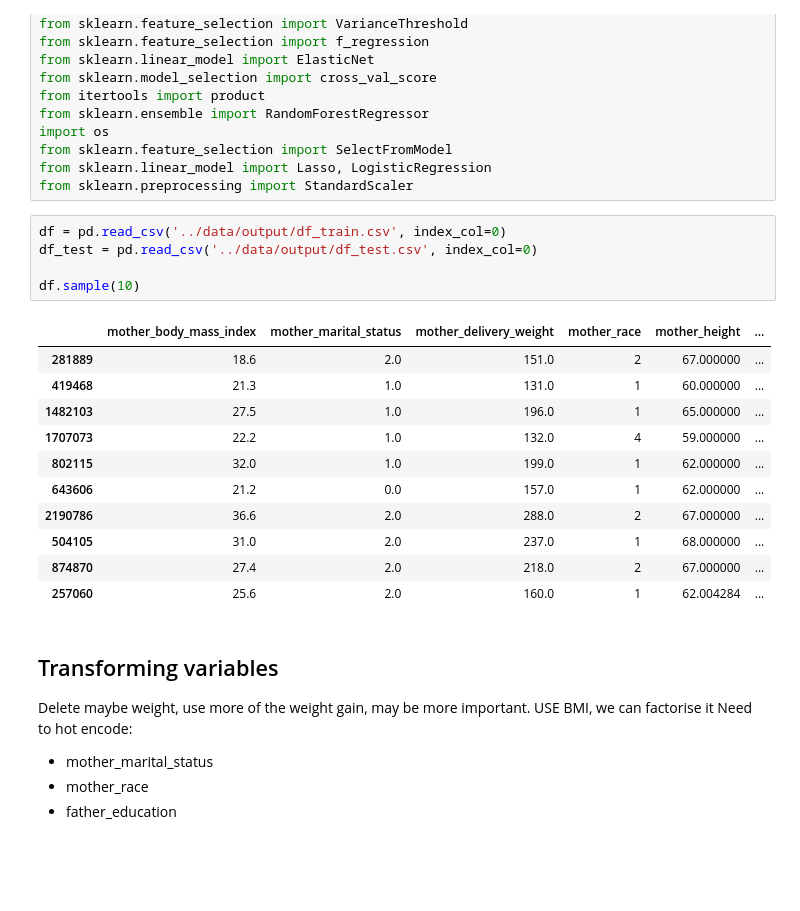
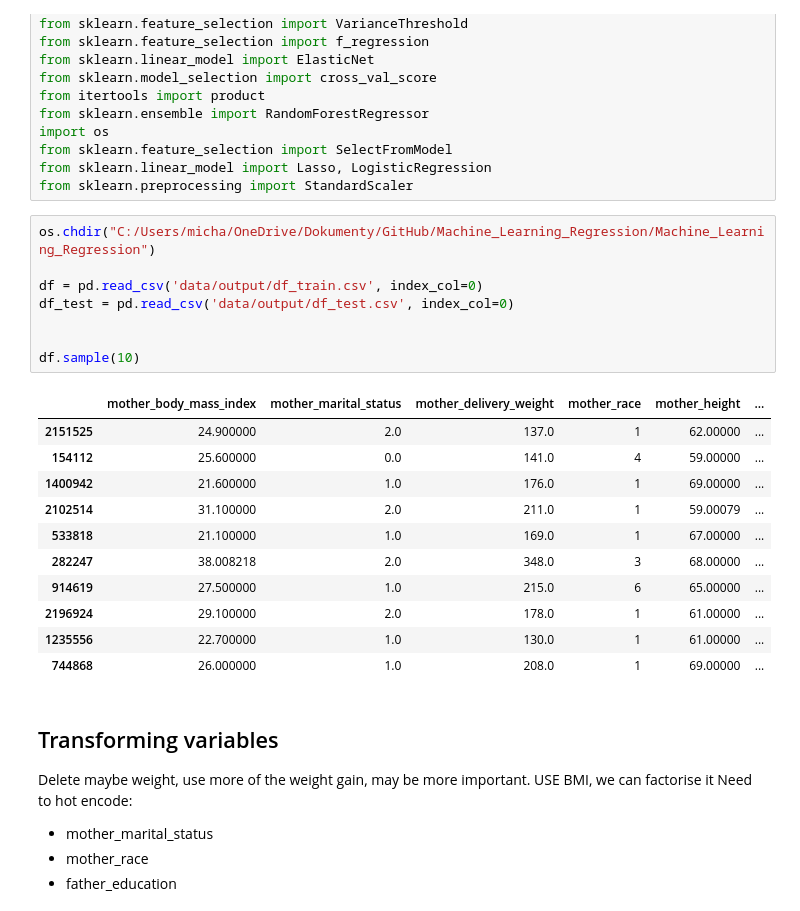
Before and after one commit to melkri/Machine_Learning_Regression, a Jupyter notebook: scripts/02.feature_engineering.ipynb, the cells around one changed output. Saved outputs shown, nothing was run; the diff lists cells and outputs as text; blank space fills up the shorter version.

```diff
--- a/scripts/02.feature_engineering.ipynb
+++ b/scripts/02.feature_engineering.ipynb
@@ -22,22 +22,25 @@ from sklearn.feature_selection import SelectFromModel
 from sklearn.linear_model import Lasso, LogisticRegression
 from sklearn.preprocessing import StandardScaler
 # %%
-df = pd.read_csv('../data/output/df_train.csv', index_col=0)
-df_test = pd.read_csv('../data/output/df_test.csv', index_col=0)
+os.chdir("C:/Users/micha/OneDrive/Dokumenty/GitHub/Machine_Learning_Regression/Machine_Learning_Regression")
+
+df = pd.read_csv('data/output/df_train.csv', index_col=0)
+df_test = pd.read_csv('data/output/df_test.csv', index_col=0)
+
 
 df.sample(10)
 # %% [output]
 |  | mother_body_mass_index | mother_marital_status | mother_delivery_weight | mother_race | mother_height | ... |
-| 281889 | 18.6 | 2.0 | 151.0 | 2 | 67.000000 | ... |
-| 419468 | 21.3 | 1.0 | 131.0 | 1 | 60.000000 | ... |
-| 1482103 | 27.5 | 1.0 | 196.0 | 1 | 65.000000 | ... |
-| 1707073 | 22.2 | 1.0 | 132.0 | 4 | 59.000000 | ... |
-| 802115 | 32.0 | 1.0 | 199.0 | 1 | 62.000000 | ... |
-| 643606 | 21.2 | 0.0 | 157.0 | 1 | 62.000000 | ... |
-| 2190786 | 36.6 | 2.0 | 288.0 | 2 | 67.000000 | ... |
-| 504105 | 31.0 | 2.0 | 237.0 | 1 | 68.000000 | ... |
-| 874870 | 27.4 | 2.0 | 218.0 | 2 | 67.000000 | ... |
-| 257060 | 25.6 | 2.0 | 160.0 | 1 | 62.004284 | ... |
+| 2151525 | 24.900000 | 2.0 | 137.0 | 1 | 62.00000 | ... |
+| 154112 | 25.600000 | 0.0 | 141.0 | 4 | 59.00000 | ... |
+| 1400942 | 21.600000 | 1.0 | 176.0 | 1 | 69.00000 | ... |
+| 2102514 | 31.100000 | 2.0 | 211.0 | 1 | 59.00079 | ... |
+| 533818 | 21.100000 | 1.0 | 169.0 | 1 | 67.00000 | ... |
+| 282247 | 38.008218 | 2.0 | 348.0 | 3 | 68.00000 | ... |
+| 914619 | 27.500000 | 1.0 | 215.0 | 6 | 65.00000 | ... |
+| 2196924 | 29.100000 | 2.0 | 178.0 | 1 | 61.00000 | ... |
+| 1235556 | 22.700000 | 1.0 | 130.0 | 1 | 61.00000 | ... |
+| 744868 | 26.000000 | 1.0 | 208.0 | 1 | 69.00000 | ... |
 # %% [markdown]
 ## Transforming variables
 
```
Also changed, not shown: parts of 21 cells of this notebook, 1 other file.
